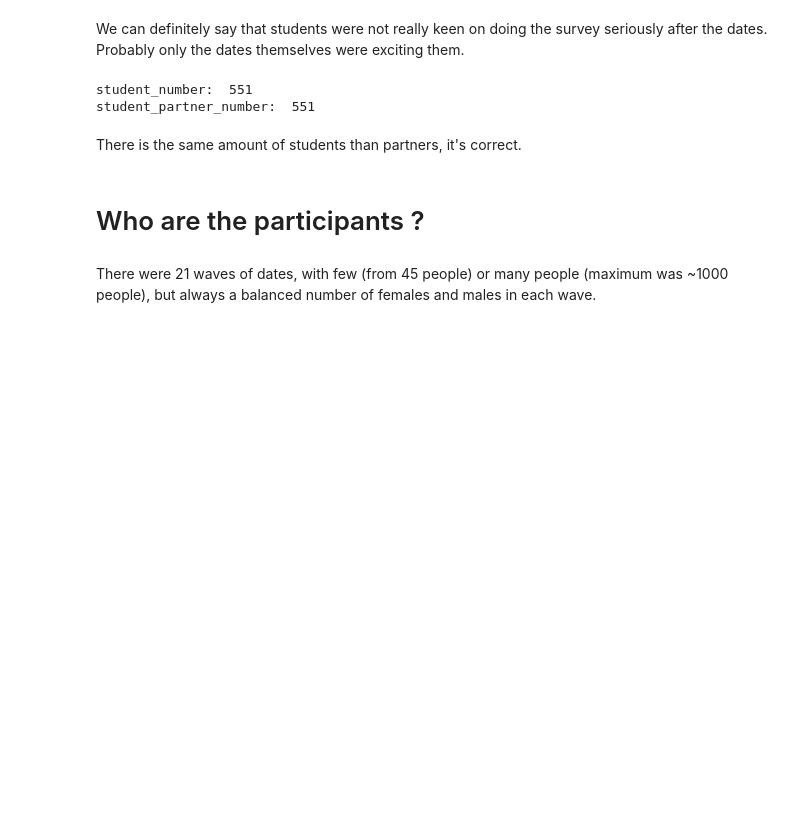
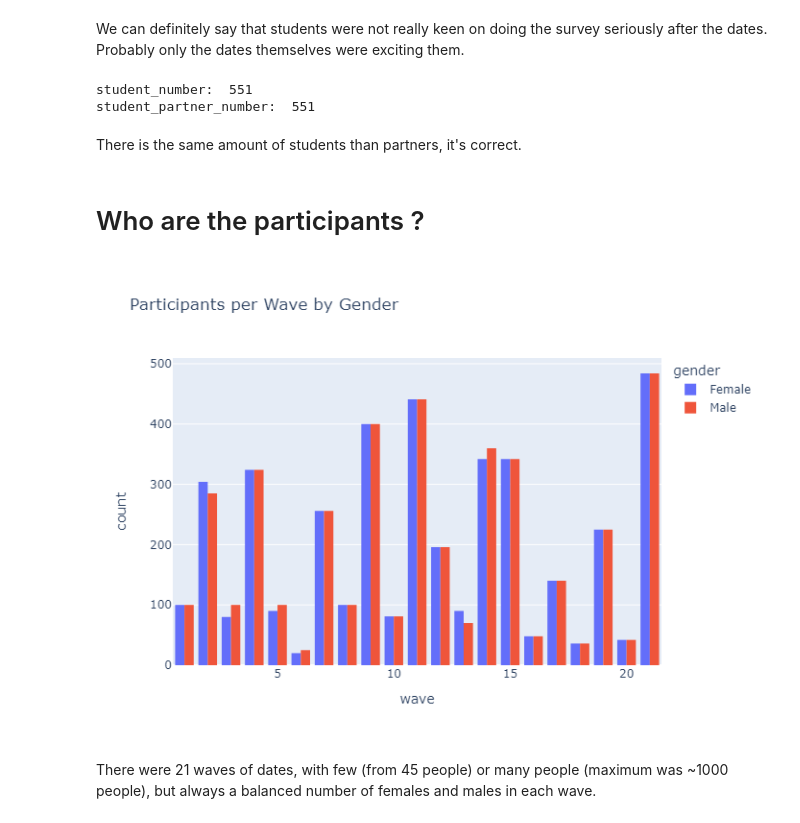
Before and after one commit to elodiesune/Bloc_2_PROJECT_Tinder, a Jupyter notebook: main.ipynb, the cells around one changed output. Drawn from its saved outputs; the diff is of its cells as text; code cells hidden in the pictures; blank space fills up the shorter version.

```diff
--- a/main.ipynb
+++ b/main.ipynb
@@ -207,8 +216,14 @@ There is the same amount of students than partners, it's correct.
 # %%
 fig = px.histogram(tinder_non_numeric, x='wave', color='gender', barmode='group',
                    labels={'Wave': 'Waves', 'Gender': 'Gender'},
                    title='Participants per Wave by Gender')
-fig.show()
+# fig.show()
+
+# Save the figure as a static image in order to see it in github
+pio.write_image(fig, 'graphs/02-waves-and-gender.png')
+Image(filename='graphs/02-waves-and-gender.png')
+# %% [output]
+[figure, added]
 # %% [markdown]
 There were 21 waves of dates, with few (from 45 people) or many people (maximum was ~1000 people), but always a balanced number of females and males in each wave.
 # %%
```
Also changed, not shown: parts of 17 cells of this notebook, 15 other files.
